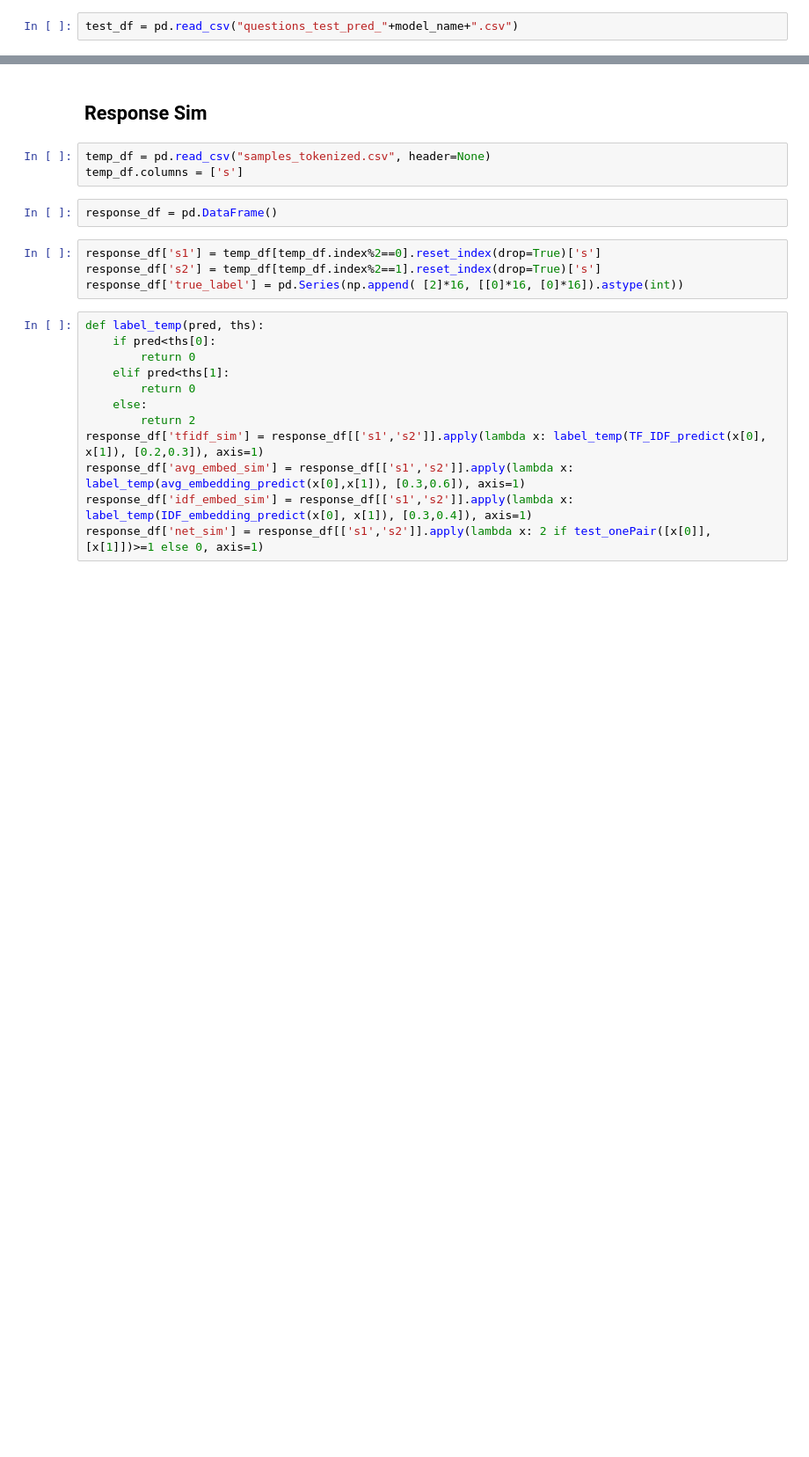
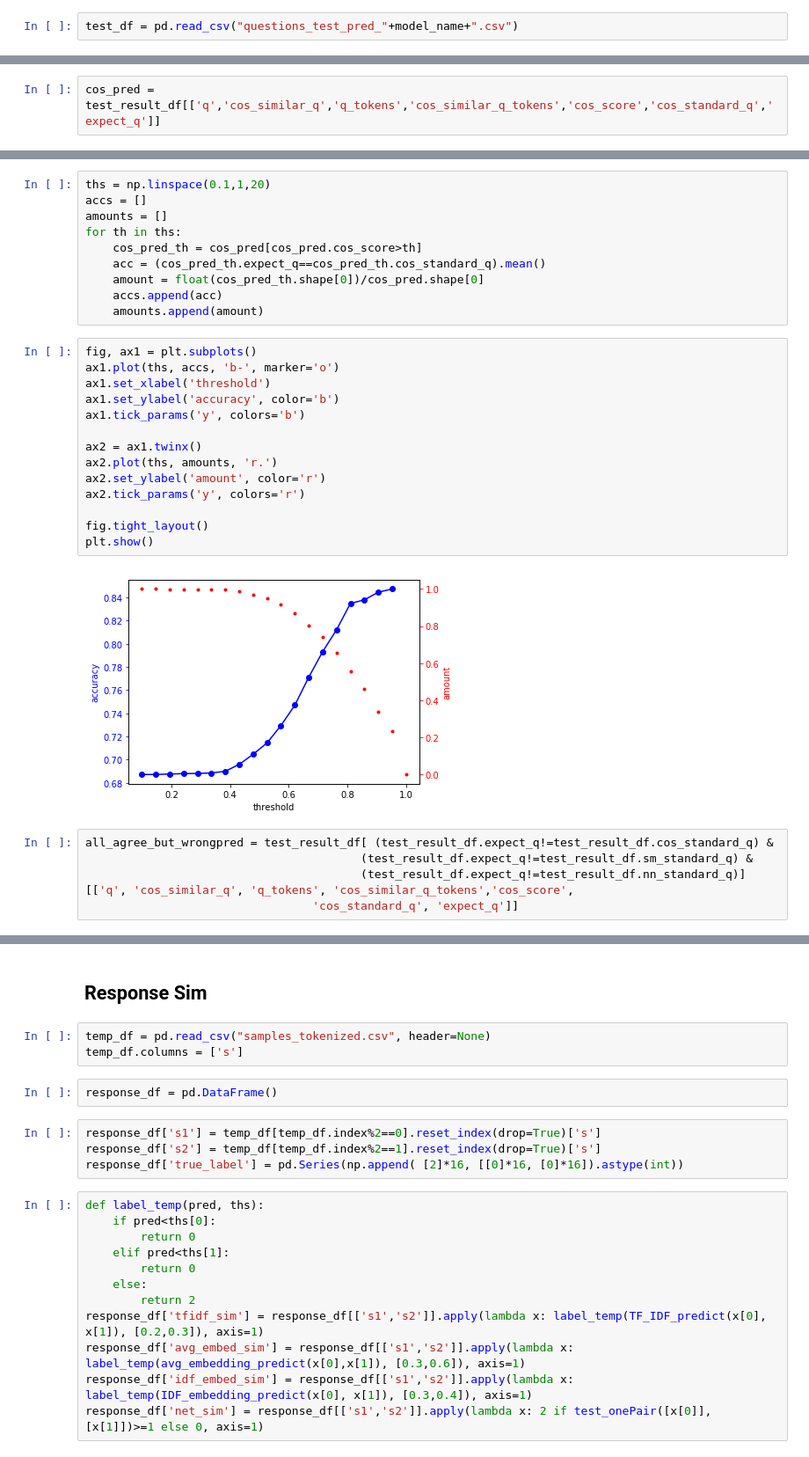
Before and after one commit to tingchunyeh/Sentence_Pairs_Sim, a Jupyter notebook: Models_Evaluation.ipynb, the cells around one changed output, grey strips where cells are left out. Shown at 88% size. Cells and saved outputs as stored; diff of their text form; blank space fills up the shorter version.

```diff
--- a/Models_Evaluation.ipynb
+++ b/Models_Evaluation.ipynb
@@ -982,0 +861,2 @@ result[ (result.nn_stan_q!=result.expect_q)].sample(n=25)
+# %%
+cos_pred = test_result_df[['q','cos_similar_q','q_tokens','cos_similar_q_tokens','cos_score','cos_standard_q','expect_q']]
@@ -982,0 +886,31 @@ result[ (result.nn_stan_q!=result.expect_q)].sample(n=25)
+# %%
+ths = np.linspace(0.1,1,20)
+accs = []
+amounts = []
+for th in ths:
+    cos_pred_th = cos_pred[cos_pred.cos_score>th]
+    acc = (cos_pred_th.expect_q==cos_pred_th.cos_standard_q).mean()
+    amount = float(cos_pred_th.shape[0])/cos_pred.shape[0]
+    accs.append(acc)
+    amounts.append(amount)
+# %%
+fig, ax1 = plt.subplots()
+ax1.plot(ths, accs, 'b-', marker='o')
+ax1.set_xlabel('threshold')
+ax1.set_ylabel('accuracy', color='b')
+ax1.tick_params('y', colors='b')
+
+ax2 = ax1.twinx()
+ax2.plot(ths, amounts, 'r.')
+ax2.set_ylabel('amount', color='r')
+ax2.tick_params('y', colors='r')
+
+fig.tight_layout()
+plt.show()
+# %% [output]
+[figure, added]
+# %%
+all_agree_but_wrongpred = test_result_df[ (test_result_df.expect_q!=test_result_df.cos_standard_q) &
+                                        (test_result_df.expect_q!=test_result_df.sm_standard_q) &
+                                        (test_result_df.expect_q!=test_result_df.nn_standard_q)][['q', 'cos_similar_q', 'q_tokens', 'cos_similar_q_tokens','cos_score',
+                                 'cos_standard_q', 'expect_q']]
```
Also changed, not shown: parts of 45 cells of this notebook, 5 other files.
